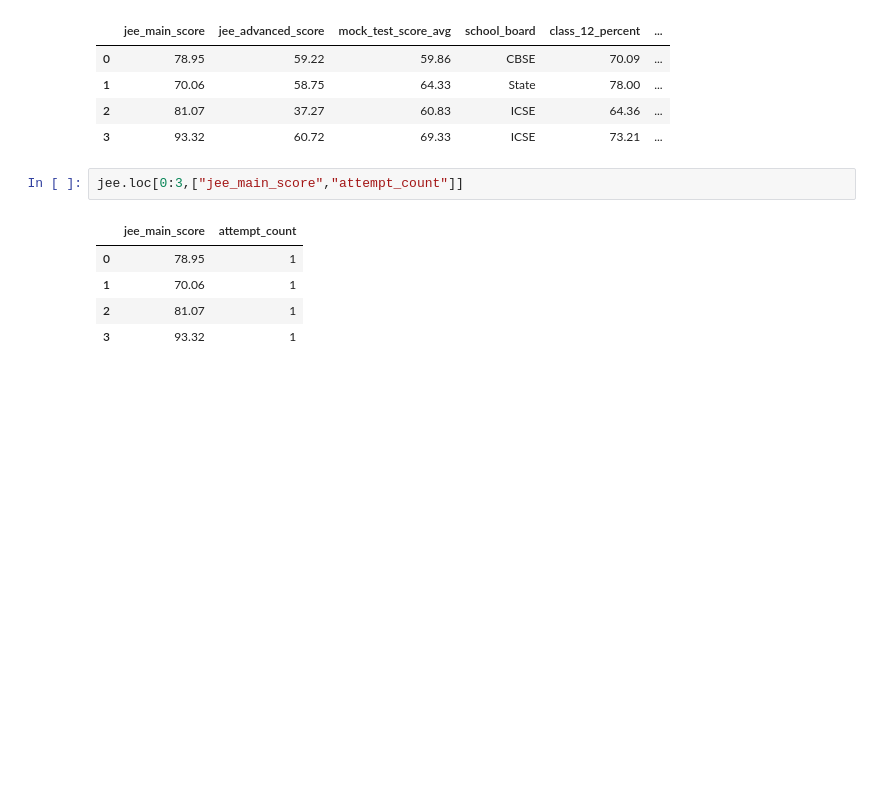
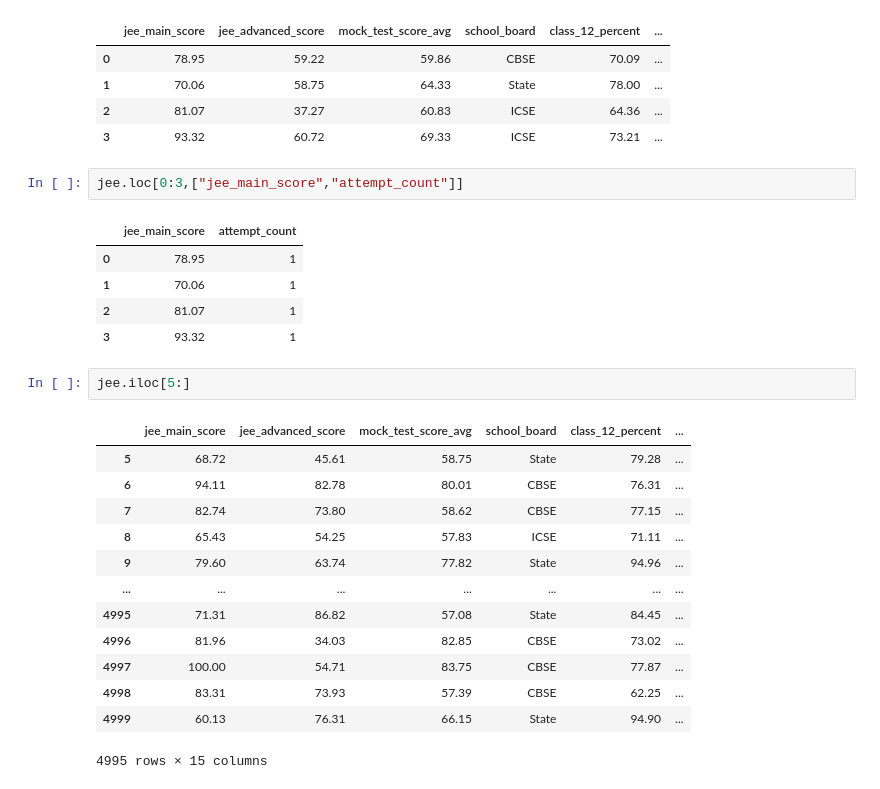
Before and after one commit to Chracker24/Pandas, a Jupyter notebook: lol.ipynb, the cells around one changed output. Saved outputs shown, nothing was run; the diff lists cells and outputs as text; blank space fills up the shorter version.

```diff
--- a/lol.ipynb
+++ b/lol.ipynb
@@ -220,3 +223,19 @@ jee.loc[0:3,["jee_main_score","attempt_count"]]
 | 1 | 70.06 | 1 |
 | 2 | 81.07 | 1 |
 | 3 | 93.32 | 1 |
+# %%
+jee.iloc[5:]
+# %% [output]
+|  | jee_main_score | jee_advanced_score | mock_test_score_avg | school_board | class_12_percent | ... |
+| 5 | 68.72 | 45.61 | 58.75 | State | 79.28 | ... |
+| 6 | 94.11 | 82.78 | 80.01 | CBSE | 76.31 | ... |
+| 7 | 82.74 | 73.80 | 58.62 | CBSE | 77.15 | ... |
+| 8 | 65.43 | 54.25 | 57.83 | ICSE | 71.11 | ... |
+| 9 | 79.60 | 63.74 | 77.82 | State | 94.96 | ... |
+| ... | ... | ... | ... | ... | ... | ... |
+| 4995 | 71.31 | 86.82 | 57.08 | State | 84.45 | ... |
+| 4996 | 81.96 | 34.03 | 82.85 | CBSE | 73.02 | ... |
+| 4997 | 100.00 | 54.71 | 83.75 | CBSE | 77.87 | ... |
+| 4998 | 83.31 | 73.93 | 57.39 | CBSE | 62.25 | ... |
+| 4999 | 60.13 | 76.31 | 66.15 | State | 94.90 | ... |
+4995 rows × 15 columns
```
Also changed, not shown: parts of 25 cells of this notebook.
